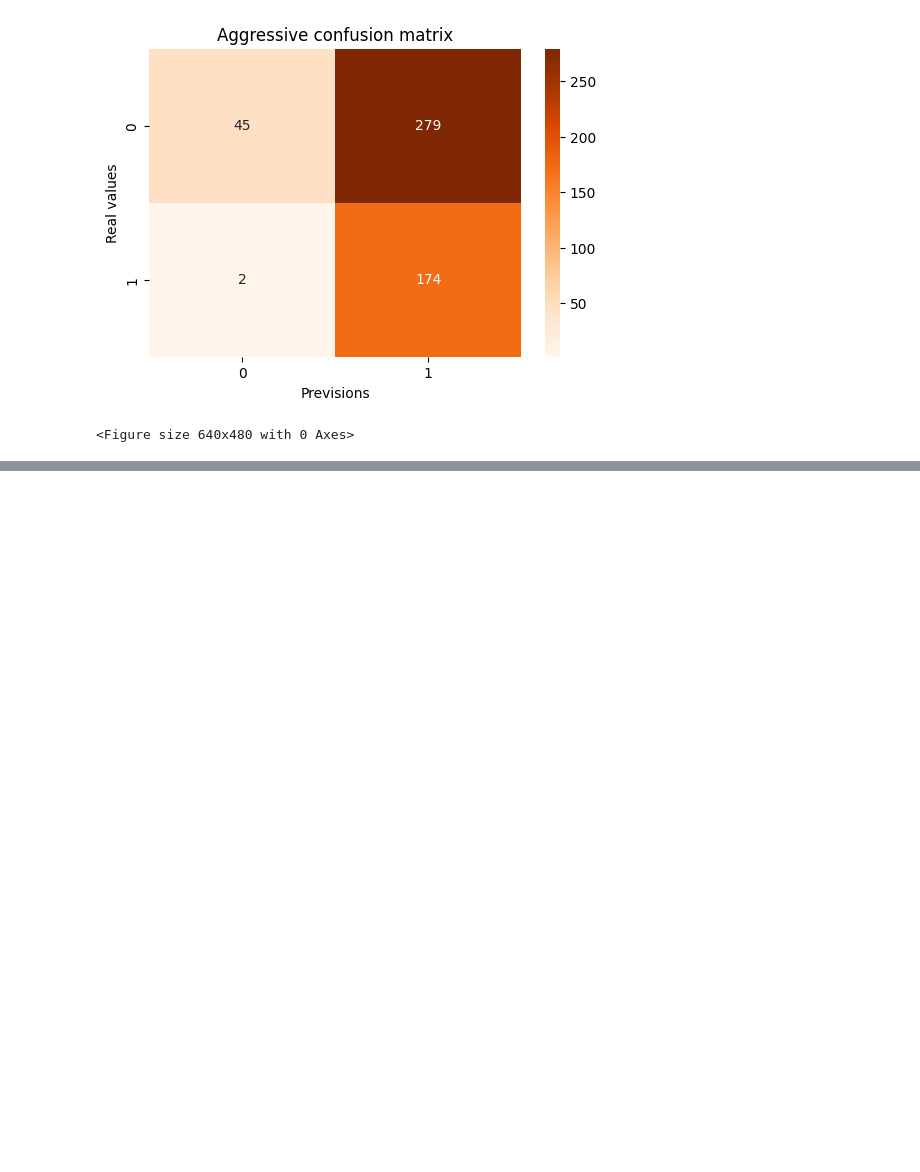
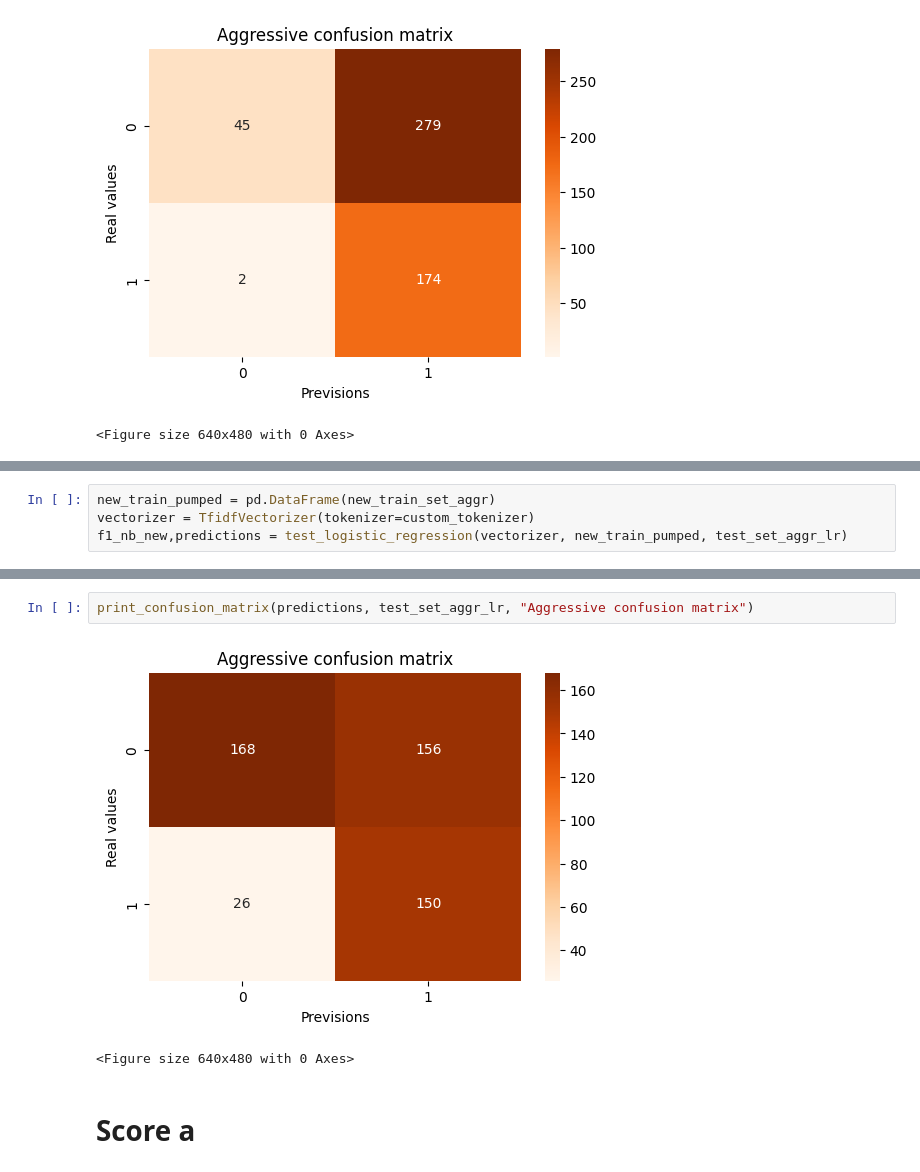
Before and after one commit to SigFerdo/Natural-Language-Processing-2023, a Jupyter notebook: task.ipynb, the cells around one changed output, grey strips where cells are left out. Saved outputs shown, nothing was run; the diff lists cells and outputs as text; blank space fills up the shorter version.

```diff
--- a/task.ipynb
+++ b/task.ipynb
@@ -1153,0 +1147,4 @@ score a
+# %%
+new_train_pumped = pd.DataFrame(new_train_set_aggr)
+vectorizer = TfidfVectorizer(tokenizer=custom_tokenizer)
+f1_nb_new,predictions = test_logistic_regression(vectorizer, new_train_pumped, test_set_aggr_lr)
@@ -1154,3 +1162,10 @@ score a
+# %%
+print_confusion_matrix(predictions, test_set_aggr_lr, "Aggressive confusion matrix")
+# %% [output]
+[figure, added]
+<Figure size 640x480 with 0 Axes>
+# %% [markdown]
+# Score a
 # %%
 print("Score A for the logistic regression:")
 score = (f1_lr_miso + f1_lr_aggr)/2
```
Also changed, not shown: parts of 5 cells of this notebook.
